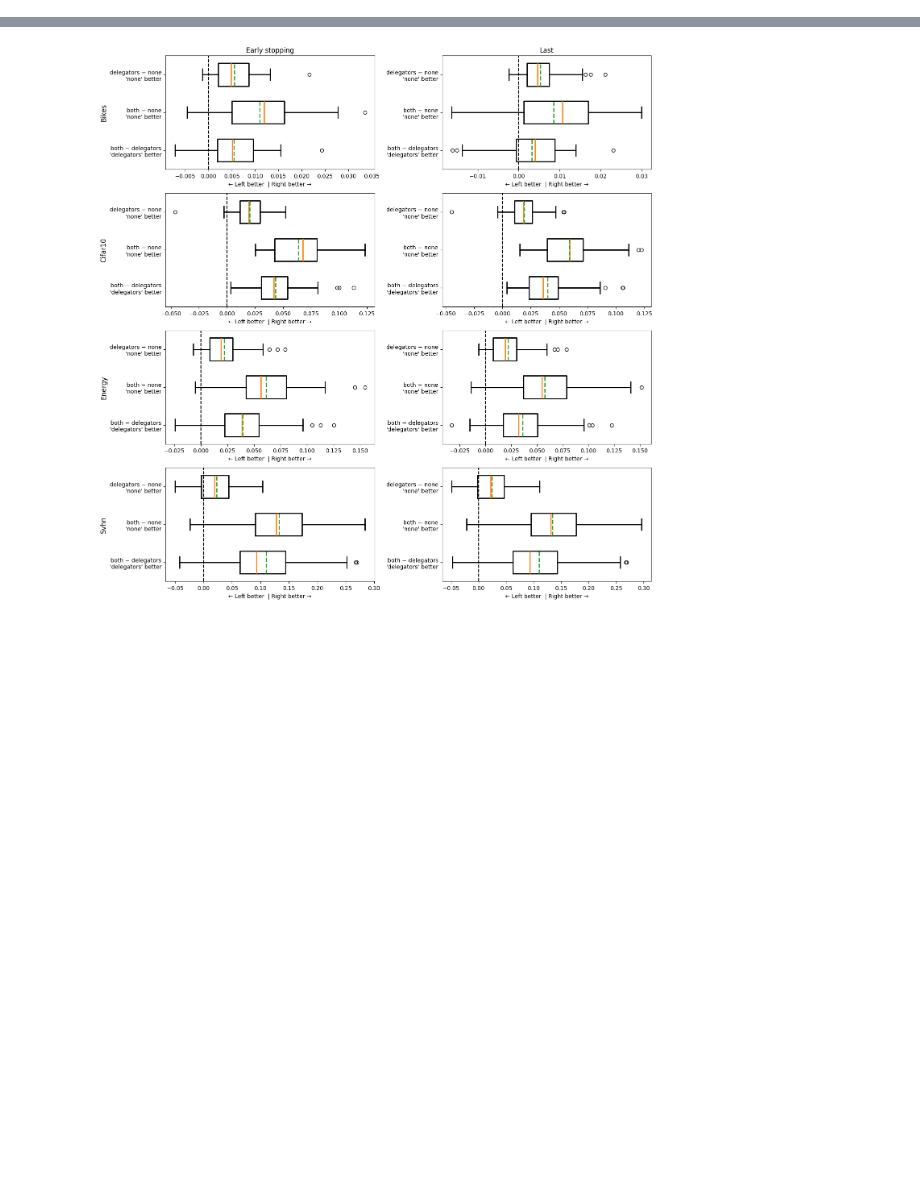
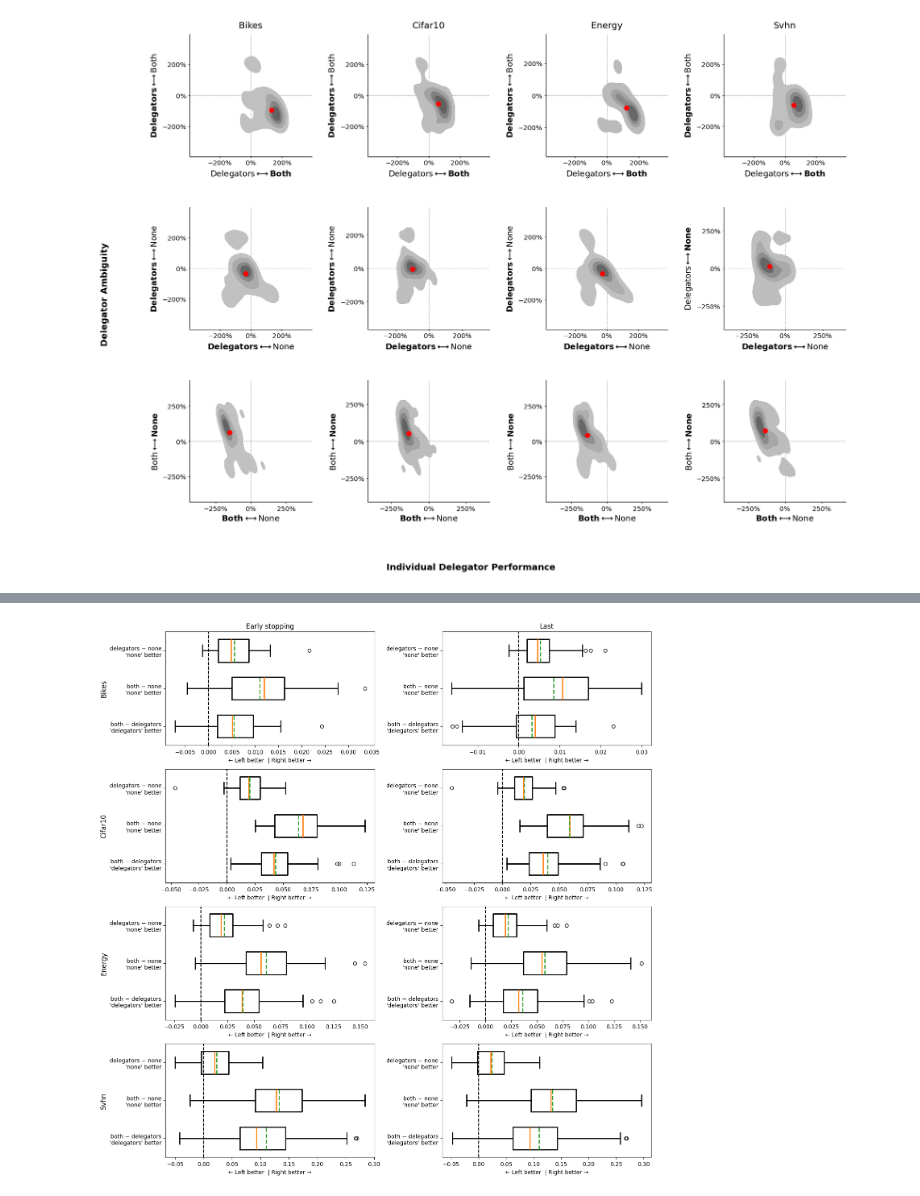
Before and after one commit to viktorvesely/liquid, a Jupyter notebook: liquid_jax/experiment_paired.ipynb, the cells around one changed output, grey strips where cells are left out. Cells and saved outputs as stored; diff of their text form; code cells hidden in the pictures; blank space fills up the shorter version.

```diff
--- a/liquid_jax/experiment_paired.ipynb
+++ b/liquid_jax/experiment_paired.ipynb
@@ -380,0 +872,95 @@ fig.tight_layout()
+# %%
+from itertools import combinations
+
+early_stopping = True
+
+tasks = list(df["task"].unique())
+pairs = list(combinations(var_oi_values, 2))
+
+n_tasks = len(tasks)
+n_pairs = len(pairs)
+
+fig, axs = plt.subplots(
+    n_pairs,
+    n_tasks,
+    figsize=(
+        4.2 * n_tasks,
+        4.2 * n_pairs,
+    ),
+    squeeze=False,
+    sharex=False,
+    sharey=False,
+)
+
+for i_task, (task, task_df) in enumerate(df.groupby("task")):
+    pivot = (
+        task_df
+        .pipe(select_early_stopping if early_stopping else select_last)
+        .pipe(pair_up)
+        .pipe(add_metrics)
+        .pipe(
+            lambda df: pivot_to_metrics(
+                df,
+                "delegators_performance",
+                "delegators_ambiguity",
+            )
+        )
+    )
+
+    for i_pair, pair in enumerate(pairs):
+        ax = axs[i_pair, i_task]
+
+        plot_relative_diff_2d(
+            pivot,
+            ax,
+            metrics=(
+                "delegators_performance",
+                "delegators_ambiguity",
+            ),
+            metric_labels=(
+                "loss",
+                "ambiguity",
+            ),
+            pair=pair,
+            larger_better=(False, True),
+            fill=True,
+            levels=5,
+            zero_proximity=10000,
+        )
+
+        # Only task names remain as column titles.
+        if i_pair == 0:
+            ax.set_title(
+                str(task),
+                fontsize=11,
+                pad=10,
+            )
+
+
+scale_up_fonts(fig)
+
+fig.supxlabel(
+    "Individual Delegator Performance",
+    fontsize=14,
+    fontweight="bold",
+    y=0.015,
+)
+
+fig.supylabel(
+    "Delegator Ambiguity",
+    fontsize=14,
+    fontweight="bold",
+    x=0.015,
+)
+
+fig.subplots_adjust(hspace=0.3, wspace=0.5)
+
+fig.tight_layout(
+    w_pad=2.5,
+    h_pad=2.5,
+    rect=[0.05, 0.05, 1.0, 1.0]
+)
+
+fig.savefig(f"./{exp_type}_2ddist_delegators_ambiguity_performance.pdf")
+# %% [output]
+[figure, added]
```
Also changed, not shown: parts of 21 cells of this notebook, 7 other files.
